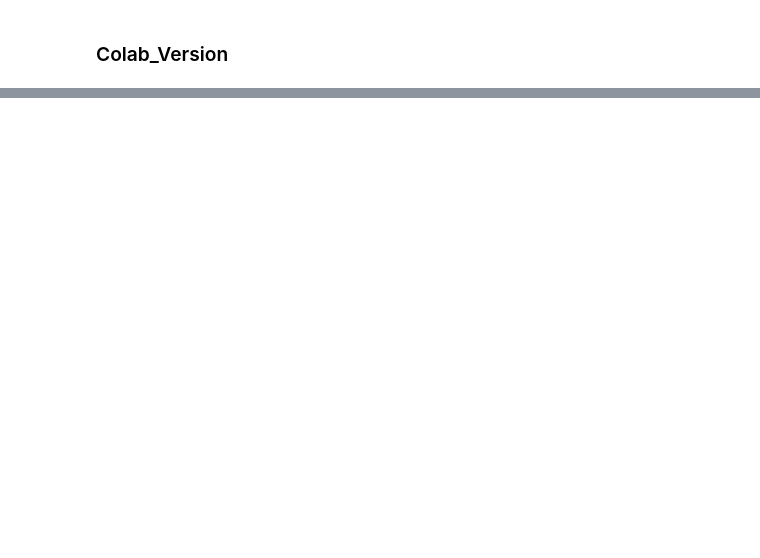
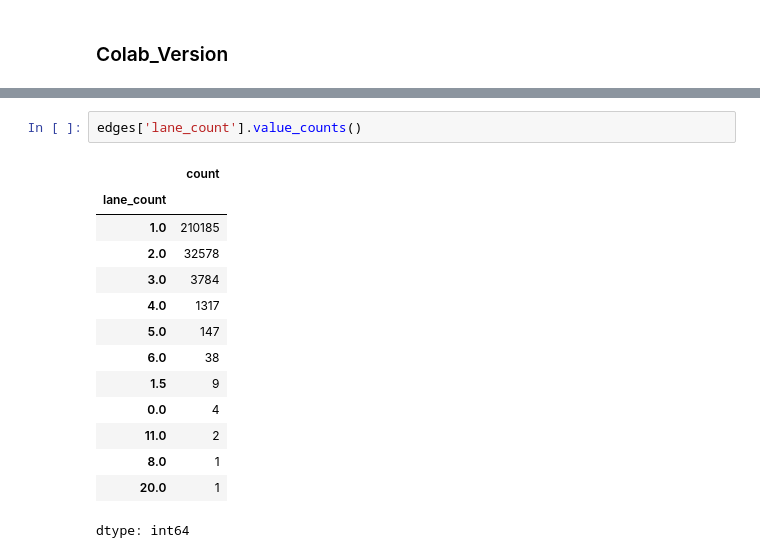
Before and after one commit to Van-Wu1/CECI, a Jupyter notebook: scr/py/LTSsimplified.ipynb, the cells around one changed output, grey strips where cells are left out. Saved outputs shown, nothing was run; the diff lists cells and outputs as text; blank space fills up the shorter version.

```diff
--- a/scr/py/LTSsimplified.ipynb
+++ b/scr/py/LTSsimplified.ipynb
@@ -61,0 +163,17 @@ edges['LTS'] = edges.apply(assign_lts, axis=1)
+# %%
+edges['lane_count'].value_counts()
+# %% [output]
+|  | count |
+| lane_count |  |
+| 1.0 | 210185 |
+| 2.0 | 32578 |
+| 3.0 | 3784 |
+| 4.0 | 1317 |
+| 5.0 | 147 |
+| 6.0 | 38 |
+| 1.5 | 9 |
+| 0.0 | 4 |
+| 11.0 | 2 |
+| 8.0 | 1 |
+| 20.0 | 1 |
+dtype: int64
```
Also changed, not shown: parts of 11 cells of this notebook.
